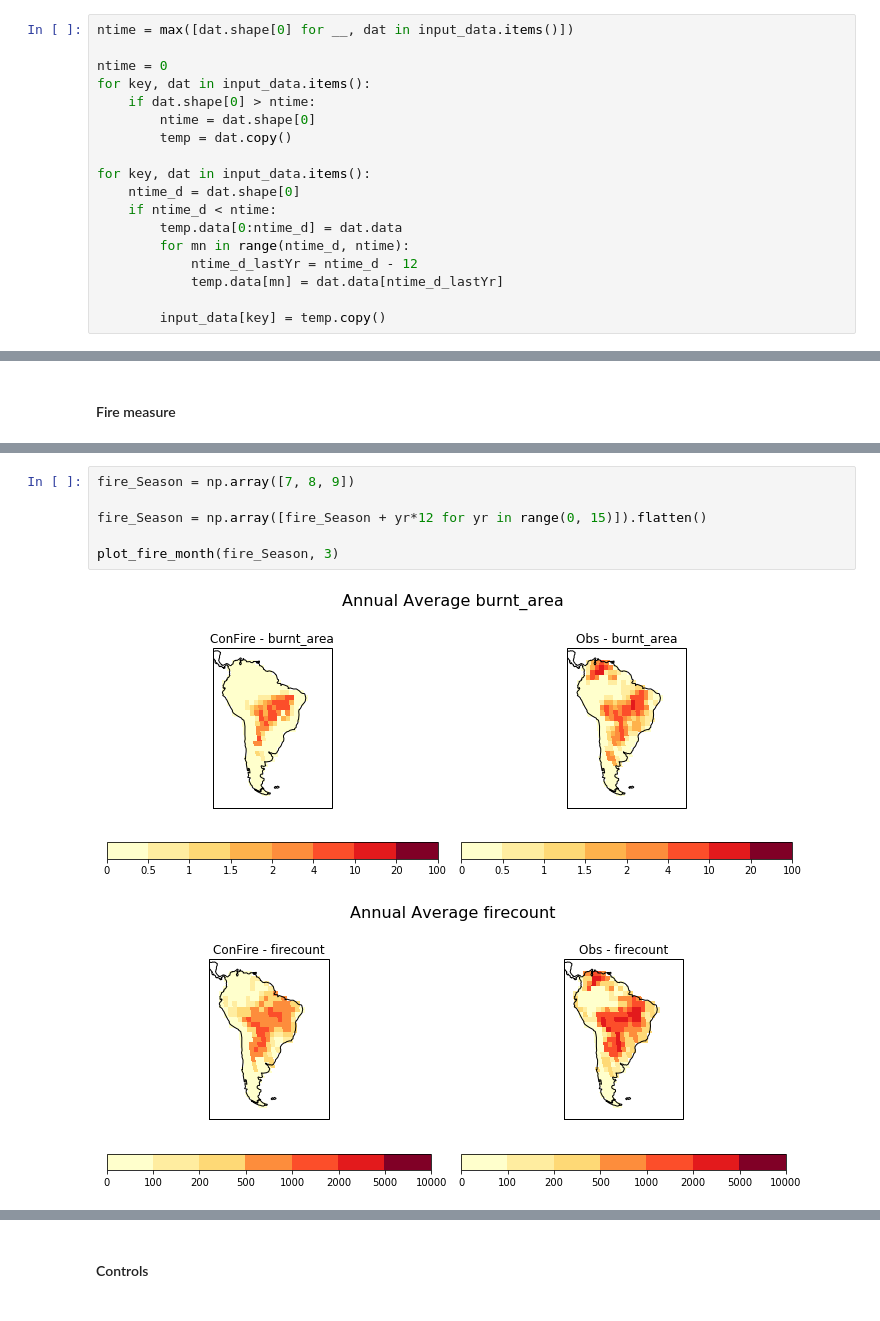
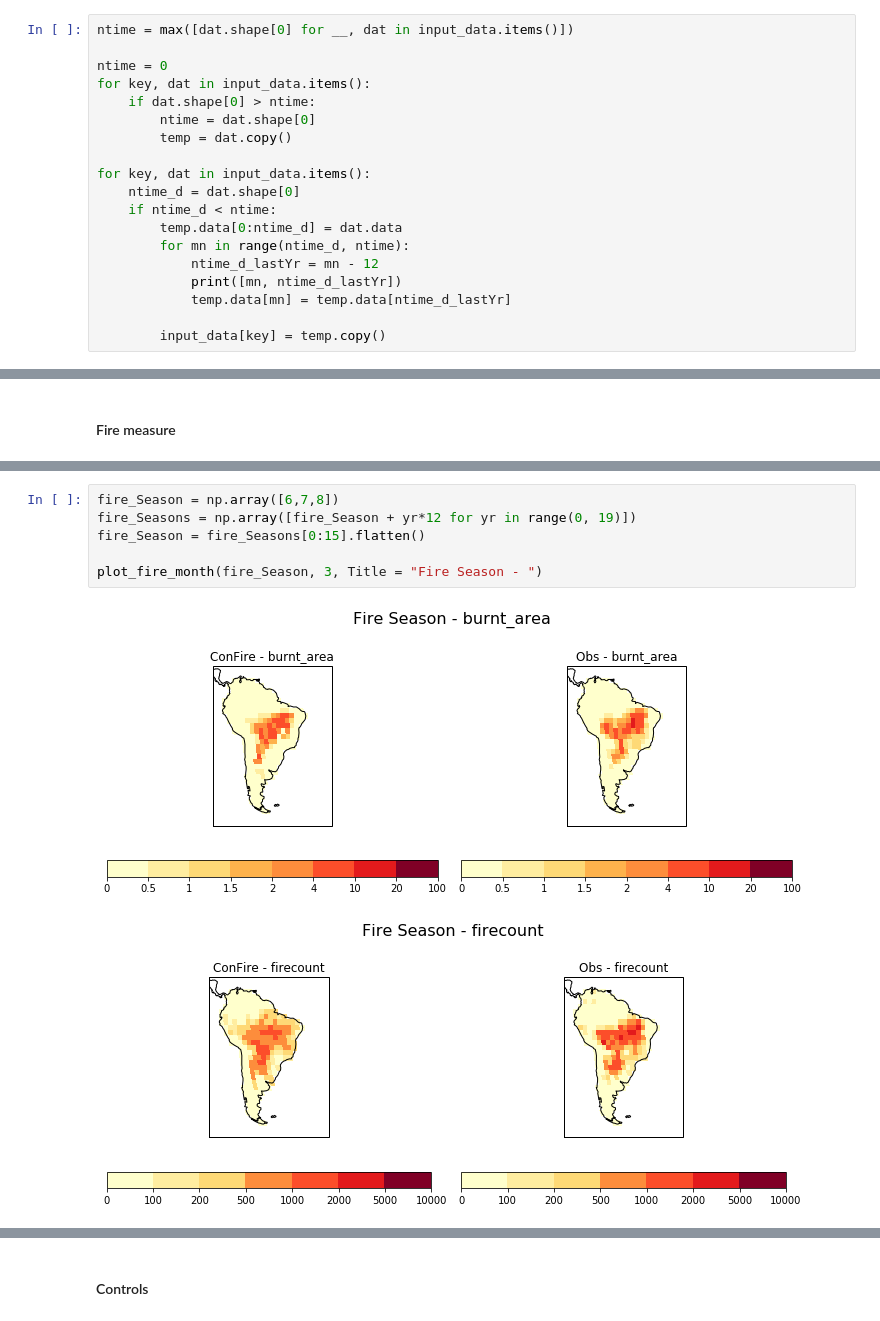
Before and after one commit to douglask3/amazon_fires, a Jupyter notebook: optimise_run_model/make_model_output.ipynb, the cells around one changed output, grey strips where cells are left out. Drawn from its saved outputs; the diff is of its cells as text.

```diff
--- a/optimise_run_model/make_model_output.ipynb
+++ b/optimise_run_model/make_model_output.ipynb
@@ -138,7 +138,8 @@ for key, dat in input_data.items():
     if ntime_d < ntime:
         temp.data[0:ntime_d] = dat.data
         for mn in range(ntime_d, ntime):
-            ntime_d_lastYr = ntime_d - 12
-            temp.data[mn] = dat.data[ntime_d_lastYr]
+            ntime_d_lastYr = mn - 12
+            print([mn, ntime_d_lastYr])
+            temp.data[mn] = temp.data[ntime_d_lastYr]
 
         input_data[key] = temp.copy()
@@ -447,10 +469,10 @@ plot_fire_month()
 [figure]
 # %%
-fire_Season = np.array([7, 8, 9])
+fire_Season = np.array([6,7,8])
+fire_Seasons = np.array([fire_Season + yr*12 for yr in range(0, 19)])
+fire_Season = fire_Seasons[0:15].flatten()
 
-fire_Season = np.array([fire_Season + yr*12 for yr in range(0, 15)]).flatten()
-
-plot_fire_month(fire_Season, 3)
+plot_fire_month(fire_Season, 3, Title = "Fire Season - ")
 # %% [output]
-[figure, old version]
+[figure, new version]
-[figure, old version]
+[figure, new version]
```
Also changed, not shown: parts of 8 cells of this notebook.
